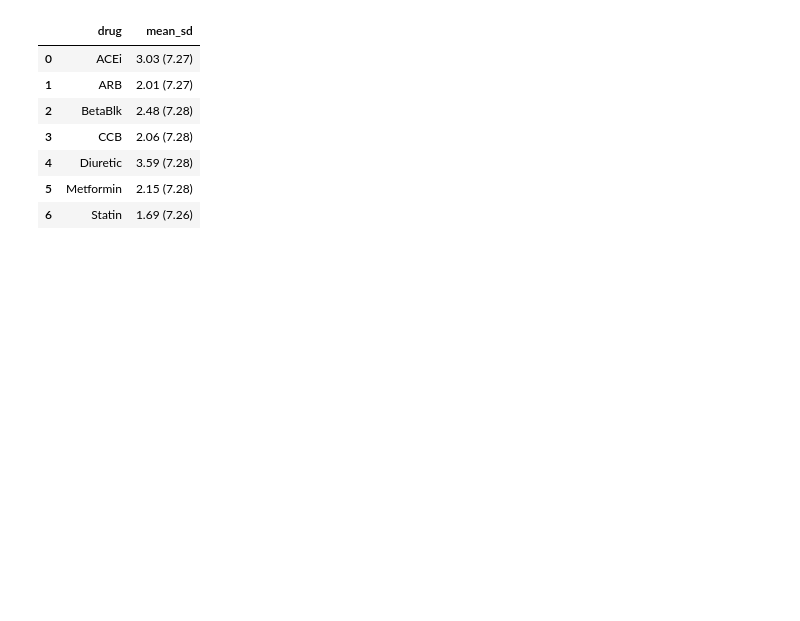
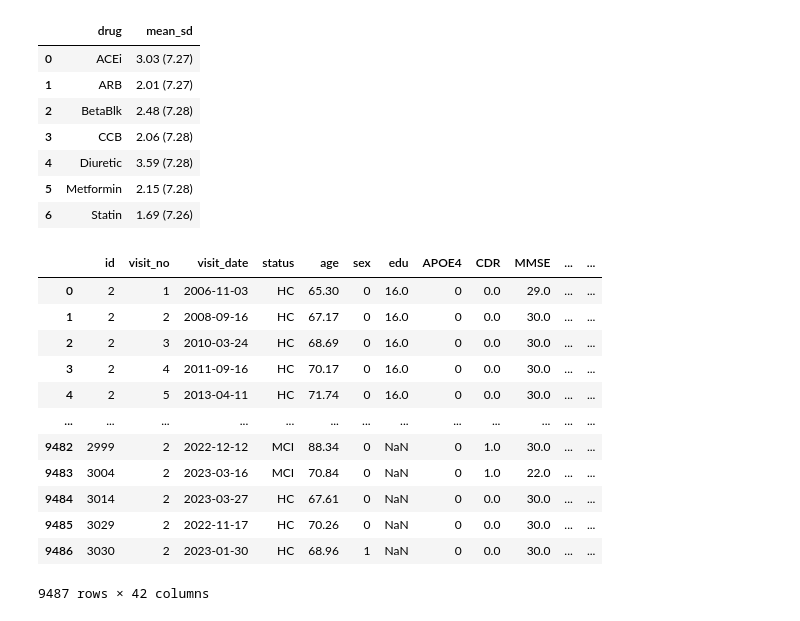
Before and after one commit to Sabrina-wyh/Multicohort-Medication-AD, a Jupyter notebook: code/preprocessed_AIBL.ipynb, the cells around one changed output. Saved outputs shown, nothing was run; the diff lists cells and outputs as text; code cells hidden in the pictures; blank space fills up the shorter version.

```diff
--- a/code/preprocessed_AIBL.ipynb
+++ b/code/preprocessed_AIBL.ipynb
@@ -18,7 +31,7 @@ AIBL_df_clean[['Demographic.YearMonthOfBirth']] = AIBL_df_clean.groupby('AIBL ID
 AIBL_df_clean['Progress Summary.Date of NP assessment'] = pd.to_datetime(AIBL_df_clean['Progress Summary.Date of NP assessment'], format='%d/%m/%Y')
 AIBL_df_clean['Age'] = round((AIBL_df_clean['Progress Summary.Date of NP assessment'] - AIBL_df_clean['Demographic.YearMonthOfBirth']).dt.days / 365, 2)
 print("Missing AIBL Age records:", AIBL_df_clean["Age"].isna().sum())
-AIBL_df_clean = med_utils.fill_missing_ages_AIBL(AIBL_df_clean)
+AIBL_df_clean = med_utils.fill_missing_ages_AIBL(AIBL_df_clean, n_jobs = 11)
 print("Missing AIBL Age records after fill given assumption of 18 month of AIBL visits:", AIBL_df_clean["Age"].isna().sum())
 # %% [output]
 Original shape: (37818, 1400)
@@ -472,3 +587,19 @@ med_utils.age_difference_by_med(merged_clean, med_cols_names)
 | 4 | Diuretic | 3.59 (7.28) |
 | 5 | Metformin | 2.15 (7.28) |
 | 6 | Statin | 1.69 (7.26) |
+# %%
+AIBL_df_selected
+# %% [output]
+|  | id | visit_no | visit_date | status | age | sex | edu | APOE4 | CDR | MMSE | ... | ... |
+| 0 | 2 | 1 | 2006-11-03 | HC | 65.30 | 0 | 16.0 | 0 | 0.0 | 29.0 | ... | ... |
+| 1 | 2 | 2 | 2008-09-16 | HC | 67.17 | 0 | 16.0 | 0 | 0.0 | 30.0 | ... | ... |
+| 2 | 2 | 3 | 2010-03-24 | HC | 68.69 | 0 | 16.0 | 0 | 0.0 | 30.0 | ... | ... |
+| 3 | 2 | 4 | 2011-09-16 | HC | 70.17 | 0 | 16.0 | 0 | 0.0 | 30.0 | ... | ... |
+| 4 | 2 | 5 | 2013-04-11 | HC | 71.74 | 0 | 16.0 | 0 | 0.0 | 30.0 | ... | ... |
+| ... | ... | ... | ... | ... | ... | ... | ... | ... | ... | ... | ... | ... |
+| 9482 | 2999 | 2 | 2022-12-12 | MCI | 88.34 | 0 | NaN | 0 | 1.0 | 30.0 | ... | ... |
+| 9483 | 3004 | 2 | 2023-03-16 | MCI | 70.84 | 0 | NaN | 0 | 1.0 | 22.0 | ... | ... |
+| 9484 | 3014 | 2 | 2023-03-27 | HC | 67.61 | 0 | NaN | 0 | 0.0 | 30.0 | ... | ... |
+| 9485 | 3029 | 2 | 2022-11-17 | HC | 70.26 | 0 | NaN | 0 | 0.0 | 30.0 | ... | ... |
+| 9486 | 3030 | 2 | 2023-01-30 | HC | 68.96 | 1 | NaN | 0 | 0.0 | 30.0 | ... | ... |
+9487 rows × 42 columns
```
Also changed, not shown: parts of 28 cells of this notebook.
